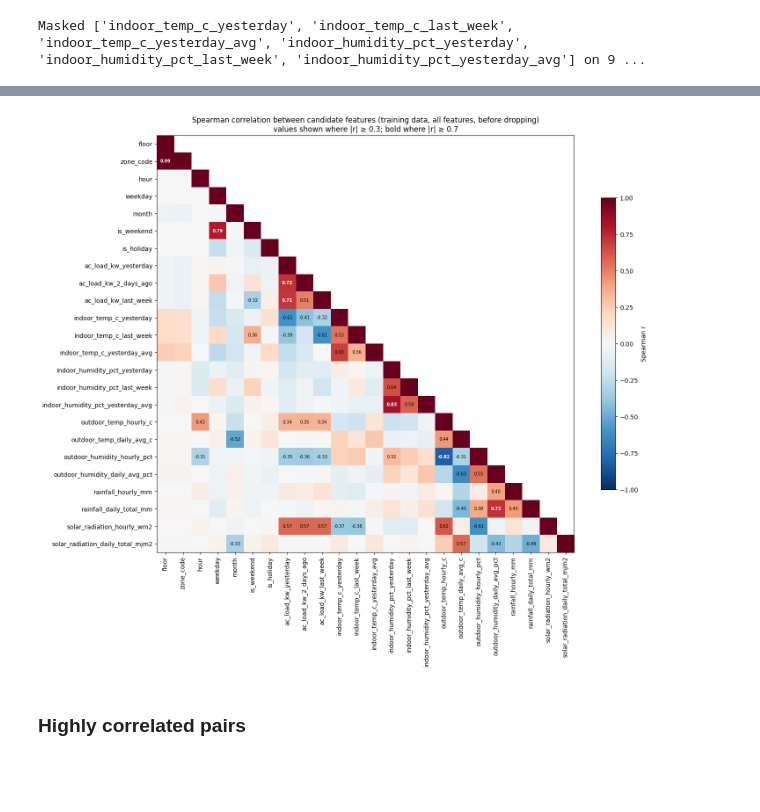
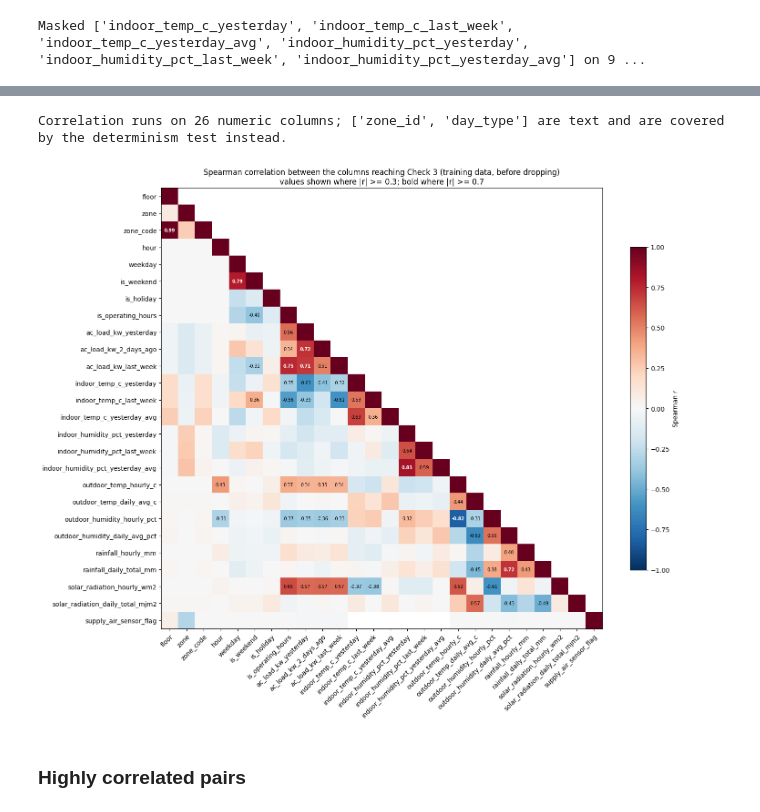
Before and after one commit to rionang2024/is4001, a Jupyter notebook: Qn_B/Feature Selection/feature_selection.ipynb, the cells around one changed output, grey strips where cells are left out. Saved outputs shown, nothing was run; the diff lists cells and outputs as text; code cells hidden in the pictures; blank space fills up the shorter version.

```diff
--- a/Qn_B/Feature Selection/feature_selection.ipynb
+++ b/Qn_B/Feature Selection/feature_selection.ipynb
@@ -241,7 +240,10 @@ display(constant.head(8))
 # %%
-CATEGORICAL_LIKE = ["floor", "zone_code", "hour", "weekday", "month", "is_weekend", "is_holiday"]
+def _fmt(v):
+    """Format a range endpoint, whether it is a number or a timestamp."""
+    return f"{v:.1f}" if isinstance(v, (int, float, np.integer, np.floating)) else str(v)
+
 coverage = []
-for c in FEATURES:
+for c in AFTER_CHECK1:
     seen = train_s[c].dropna()
     for split in ["validation", "test"]:
         other = screened.loc[screened.split.eq(split), c].dropna()
@@ -251,8 +253,19 @@ for c in FEATURES:
             detail = f"unseen values {unseen}" if unseen else ""
         else:
             pct = ((other < seen.min()) | (other > seen.max())).mean() * 100
-            detail = f"outside train range {seen.min():.1f} to {seen.max():.1f}" if pct > 0 else ""
-        coverage.append({"feature": c, "split": split, "rows_not_covered_%": round(pct, 1), "detail": detail})
+            detail = f"outside train range {_fmt(seen.min())} to {_fmt(seen.max())}" if pct > 0 else ""
+        coverage.append({"column": c, "split": split, "rows_not_covered_%": round(pct, 1), "detail": detail})
+
 coverage = pd.DataFrame(coverage)
-display(coverage[coverage["rows_not_covered_%"].gt(0)])
+display(coverage[coverage["rows_not_covered_%"].gt(0)].reset_index(drop=True))
+
+worst = coverage.groupby("column")["rows_not_covered_%"].max()
+uncovered = worst.index[worst.gt(MAX_UNCOVERED_PCT)].tolist()
+
+EXCLUDE_CHECK2 = {c: f"Check 2a: {missing.train[c]:.0f}% missing in training" for c in over_missing}
+EXCLUDE_CHECK2.update({c: f"Check 2c: {worst[c]:.0f}% of a split outside what training saw"
+                       for c in uncovered})
+AFTER_CHECK2 = [c for c in AFTER_CHECK1 if c not in EXCLUDE_CHECK2]
+print(f"Check 2 excludes {len(EXCLUDE_CHECK2)}: {list(EXCLUDE_CHECK2)}")
+print(f"{len(AFTER_CHECK2)} columns go on to Check 3")
 # %% [output]
@@ -292,25 +313,31 @@ display(coverage[coverage["rows_not_covered_%"].gt(0)])
 # %%
-corr = train_s[FEATURES].corr(method="spearman")
+NUMERIC = [c for c in AFTER_CHECK2 if pd.api.types.is_numeric_dtype(screened[c])]
+non_numeric = [c for c in AFTER_CHECK2 if c not in NUMERIC]
+print(f"Correlation runs on {len(NUMERIC)} numeric columns; "
+      f"{non_numeric} are text and are covered by the determinism test instead.")
+
+corr = train_s[NUMERIC].corr(method="spearman")
 
 fig, ax = plt.subplots(figsize=(15, 12.5))
 mask = np.triu(np.ones_like(corr, dtype=bool), k=1)                  # show each pair once
 img = ax.imshow(np.ma.masked_where(mask, corr), cmap="RdBu_r", vmin=-1, vmax=1)
-ax.set_xticks(range(len(FEATURES)), FEATURES, rotation=90)
-ax.set_yticks(range(len(FEATURES)), FEATURES)
-for i in range(len(FEATURES)):
+ax.set_xticks(range(len(NUMERIC)), NUMERIC, rotation=45, ha="right", rotation_mode="anchor")
+ax.set_yticks(range(len(NUMERIC)), NUMERIC)
+for i in range(len(NUMERIC)):
     for j in range(i + 1):
         r = corr.iat[i, j]
         if i != j and abs(r) >= 0.3:
             ax.text(j, i, f"{r:.2f}", ha="center", va="center", fontsize=7,
                     color="white" if abs(r) >= 0.7 else "black",
                     fontweight="bold" if abs(r) >= CORRELATED_R else "normal")
 fig.colorbar(img, ax=ax, shrink=0.7, label="Spearman r")
-ax.set_title(f"Spearman correlation between candidate features (training data, all features, before dropping)\n"
-             f"values shown where |r| ≥ 0.3; bold where |r| ≥ {CORRELATED_R}")
+ax.set_title(f"Spearman correlation between the columns reaching Check 3 (training data, before dropping)\n"
+             f"values shown where |r| >= 0.3; bold where |r| >= {CORRELATED_R}")
 plt.tight_layout()
 plt.show()
 # %% [output]
+Correlation runs on 26 numeric columns; ['zone_id', 'day_type'] are text and are covered by the determinism test instead.
-[figure, old version]
+[figure, new version]
 # %% [markdown]
 ### Highly correlated pairs
 # %%
```
Also changed, not shown: parts of 27 cells of this notebook, 4 other files.
